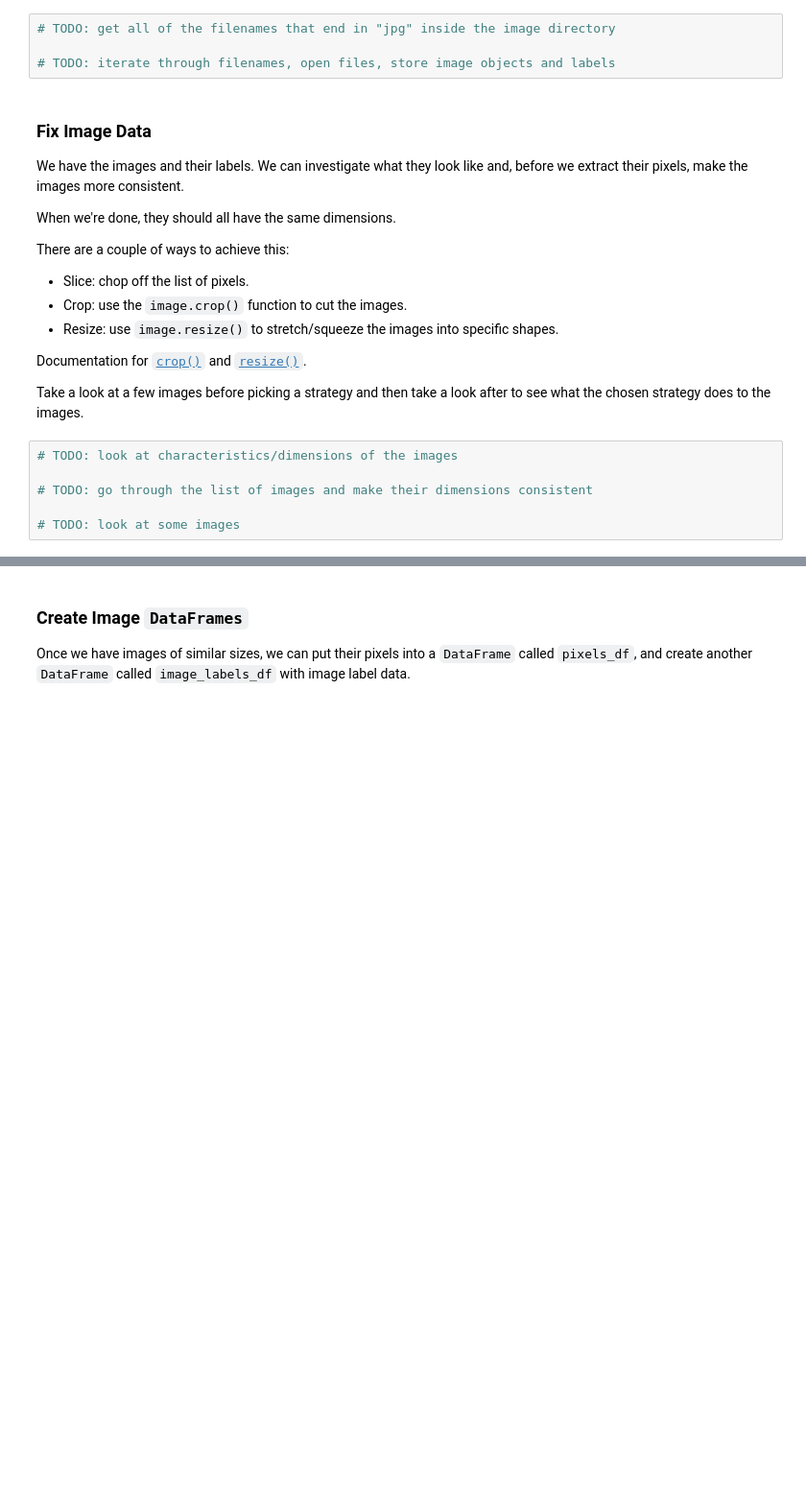
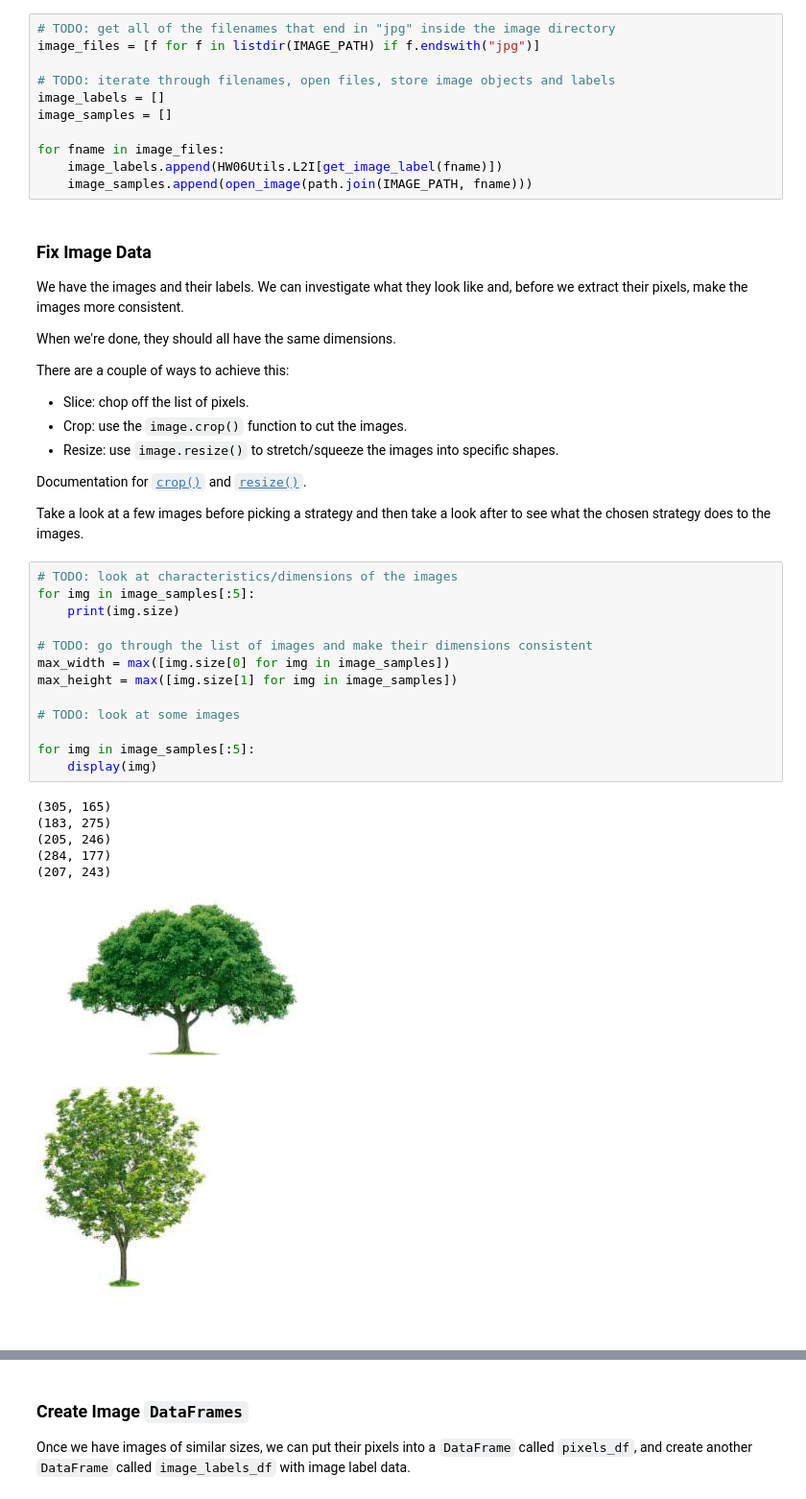
Before and after one commit to DM-GY-9103/HW10, a Jupyter notebook: HW10.ipynb, the cells around one changed output, grey strips where cells are left out. Shown at 96% size. Drawn from its saved outputs; the diff is of its cells as text; blank space fills up the shorter version.

```diff
--- a/HW10.ipynb
+++ b/HW10.ipynb
@@ -556,8 +631,15 @@ This is a bit trickier, but, again, we can start with a little bit of code from
 Then, we'll loop through the filenames, open them as images, and also save the labels associated with each file.
 # %%
 # TODO: get all of the filenames that end in "jpg" inside the image directory
+image_files = [f for f in listdir(IMAGE_PATH) if f.endswith("jpg")]
 
 # TODO: iterate through filenames, open files, store image objects and labels
+image_labels = []
+image_samples = []
+
+for fname in image_files:
+    image_labels.append(HW06Utils.L2I[get_image_label(fname)])
+    image_samples.append(open_image(path.join(IMAGE_PATH, fname)))
 # %% [markdown]
 ### Fix Image Data
 
@@ -575,7 +657,22 @@ Documentation for [`crop()`](https://pillow.readthedocs.io/en/stable/reference/I
 Take a look at a few images before picking a strategy and then take a look after to see what the chosen strategy does to the images.
 # %%
 # TODO: look at characteristics/dimensions of the images
+for img in image_samples[:5]:
+    print(img.size)
 
 # TODO: go through the list of images and make their dimensions consistent
+max_width = max([img.size[0] for img in image_samples])
+max_height = max([img.size[1] for img in image_samples])
 
 # TODO: look at some images
+
+for img in image_samples[:5]:
+    display(img)
+# %% [output]
+(305, 165)
+(183, 275)
+(205, 246)
+(284, 177)
+(207, 243)
+[figure, added]
+[figure, added]
```
Also changed, not shown: parts of 28 cells of this notebook, 35 other files.
